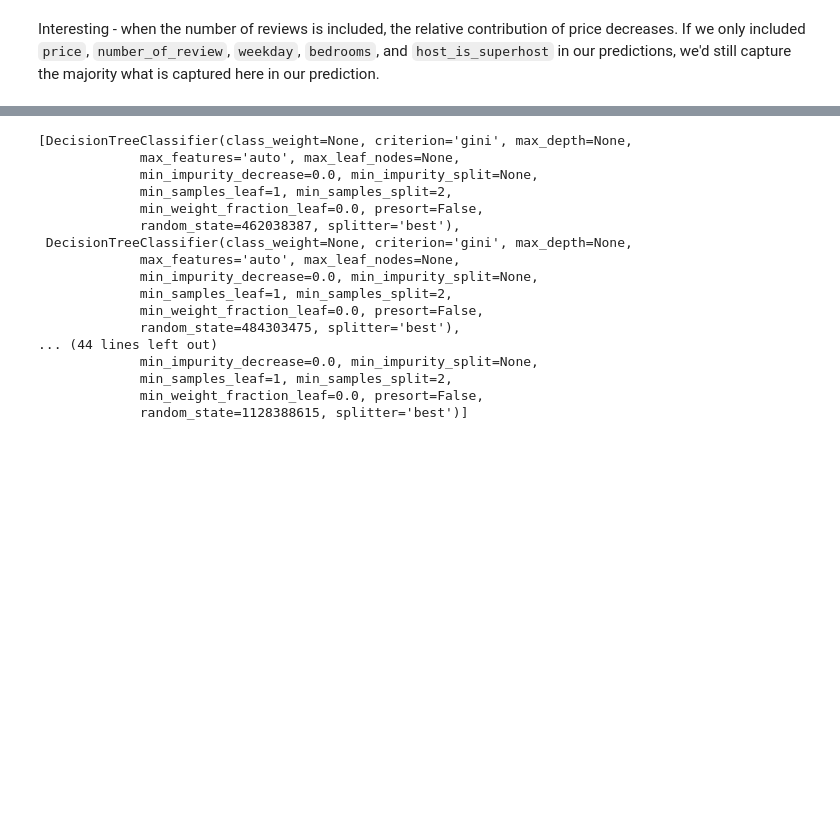
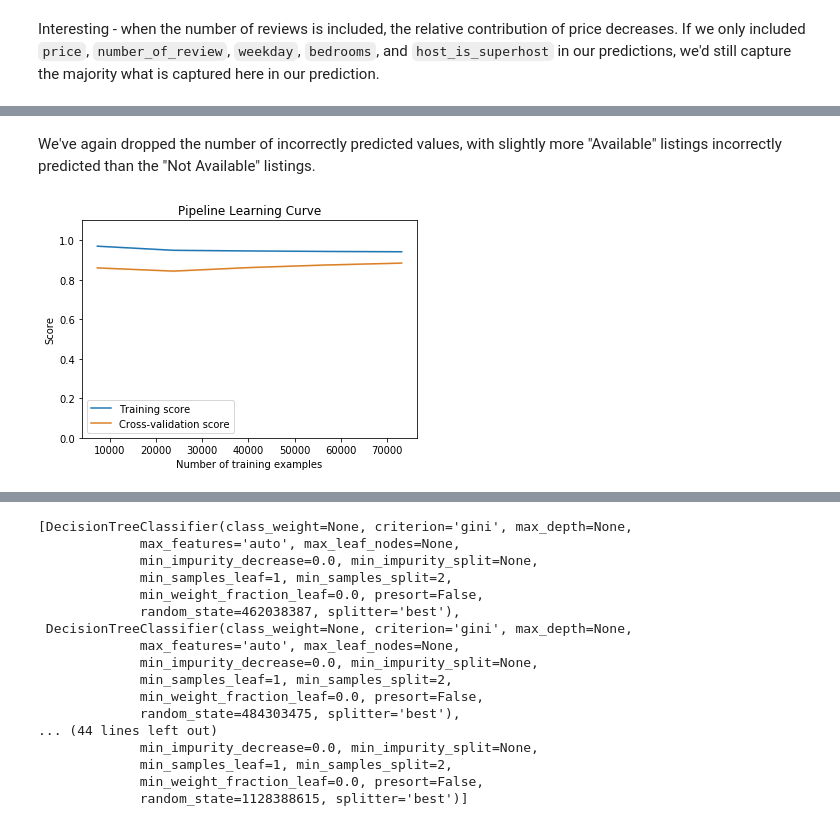
Before and after one commit to rebeccaebarnes/DSND-Project-4, a Jupyter notebook: seattle_airbnb_exploration.ipynb, the cells around one changed output, grey strips where cells are left out. Saved outputs shown, nothing was run; the diff lists cells and outputs as text; code cells hidden in the pictures; blank space fills up the shorter version.

Commit message:
model: RF 0.8938
Added name and cancellation policy features. Name was vectorized into
the 30 most common words in the listings.

```diff
--- a/seattle_airbnb_exploration.ipynb
+++ b/seattle_airbnb_exploration.ipynb
@@ -2106,10 +2111,10 @@ class WordCount(TransformerMixin, BaseEstimator):
         word_count = vectorizer.fit_transform(X[self.column]).toarray()
         self._vocab = vectorizer.vocabulary_
         col_names = [self.column + '_' + word for word in vectorizer.get_feature_names()]
-        word_count_df = pd.DataFrame(word_count, columns=col_names)
+        word_count_df = pd.DataFrame(word_count, columns=col_names, index=X.index)
 
-        X = pd.concat([X.reset_index(), word_count_df], axis=1)
-        #X.drop(self.column, axis=1, inplace=True)
+        X = pd.concat([X, word_count_df], axis=1)
+        X.drop(self.column, axis=1, inplace=True)
 
         return X
 # %%
@@ -2626,0 +2641,6 @@ ValueError: Input contains NaN, infinity or a value too large for dtype('float32
+# %% [markdown]
+We've again dropped the number of incorrectly predicted values, with slightly more "Available" listings incorrectly predicted than the "Not Available" listings.
+# %%
+plot_learning_curve(rf_pipeline_wordcount, X_train_develop2, y_train_develop2, n_jobs=3, cv=5, show_ci=True)
+# %% [output]
+[figure, added]
```
Also changed, not shown: parts of 9 cells of this notebook.
